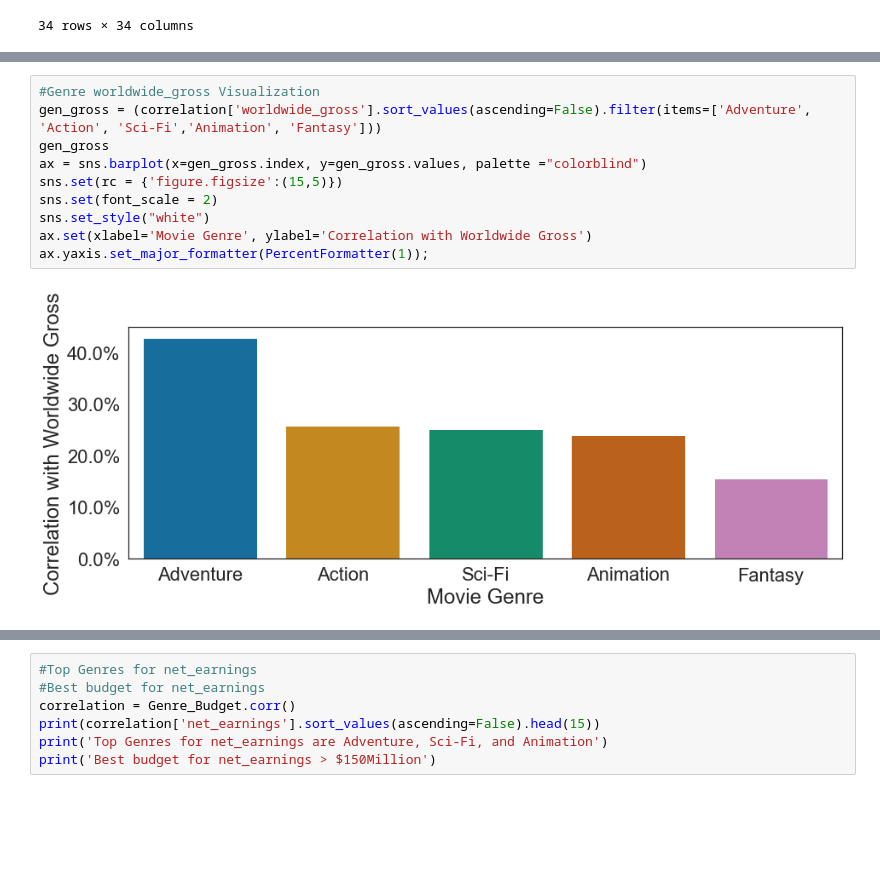
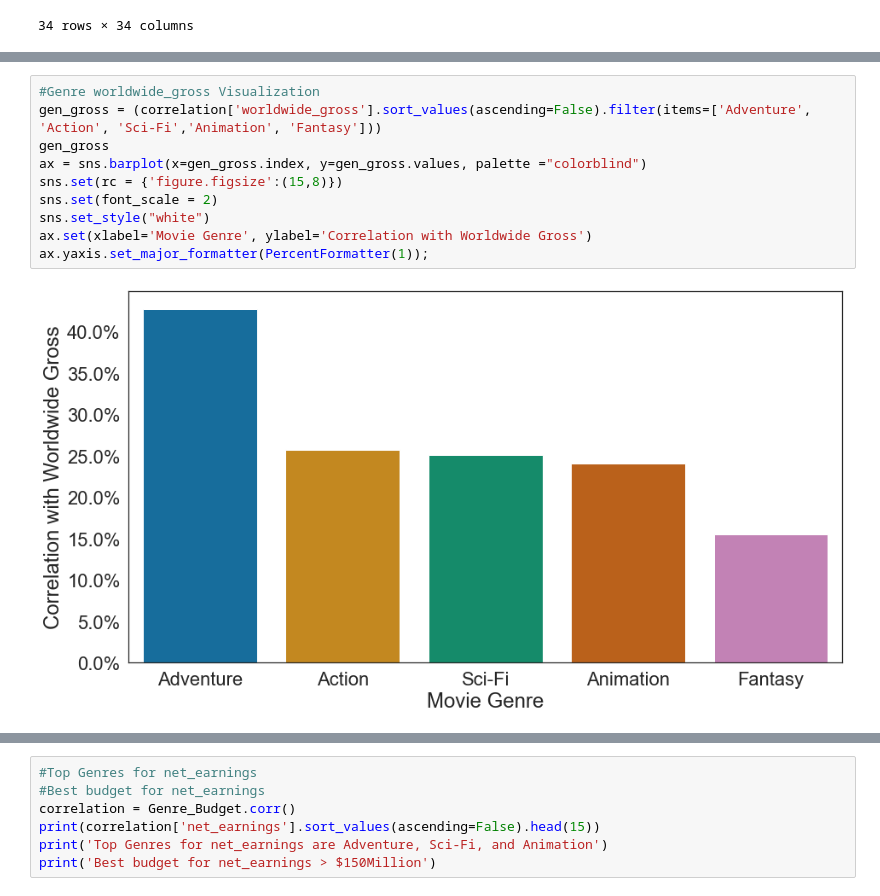
Before and after one commit to RH3421/Project-1-Microsoft-Makes-a-Movie, a Jupyter notebook: MainDF.ipynb, the cells around one changed output, grey strips where cells are left out. Drawn from its saved outputs; the diff is of its cells as text; blank space fills up the shorter version.

Commit message:
Update chart height

```diff
--- a/MainDF.ipynb
+++ b/MainDF.ipynb
@@ -244,15 +249,15 @@ Best budget for worldwide_gross > $150Million
 # %%
 #Genre worldwide_gross Visualization
 gen_gross = (correlation['worldwide_gross'].sort_values(ascending=False).filter(items=['Adventure', 'Action', 'Sci-Fi','Animation', 'Fantasy']))
 gen_gross
 ax = sns.barplot(x=gen_gross.index, y=gen_gross.values, palette ="colorblind")
-sns.set(rc = {'figure.figsize':(15,5)})
+sns.set(rc = {'figure.figsize':(15,8)})
 sns.set(font_scale = 2)
 sns.set_style("white")
 ax.set(xlabel='Movie Genre', ylabel='Correlation with Worldwide Gross')
 ax.yaxis.set_major_formatter(PercentFormatter(1));
 # %% [output]
-[figure, old version]
+[figure, new version]
 # %%
 #Budget worldwide_gross Visualization
 bud_gross = (correlation['worldwide_gross'].sort_values(ascending=False).filter(items=['Budget >$150M', 'Budget $50-150M', 'Budget <$50M']))
```
Also changed, not shown: parts of 5 cells of this notebook, 3 other files.
